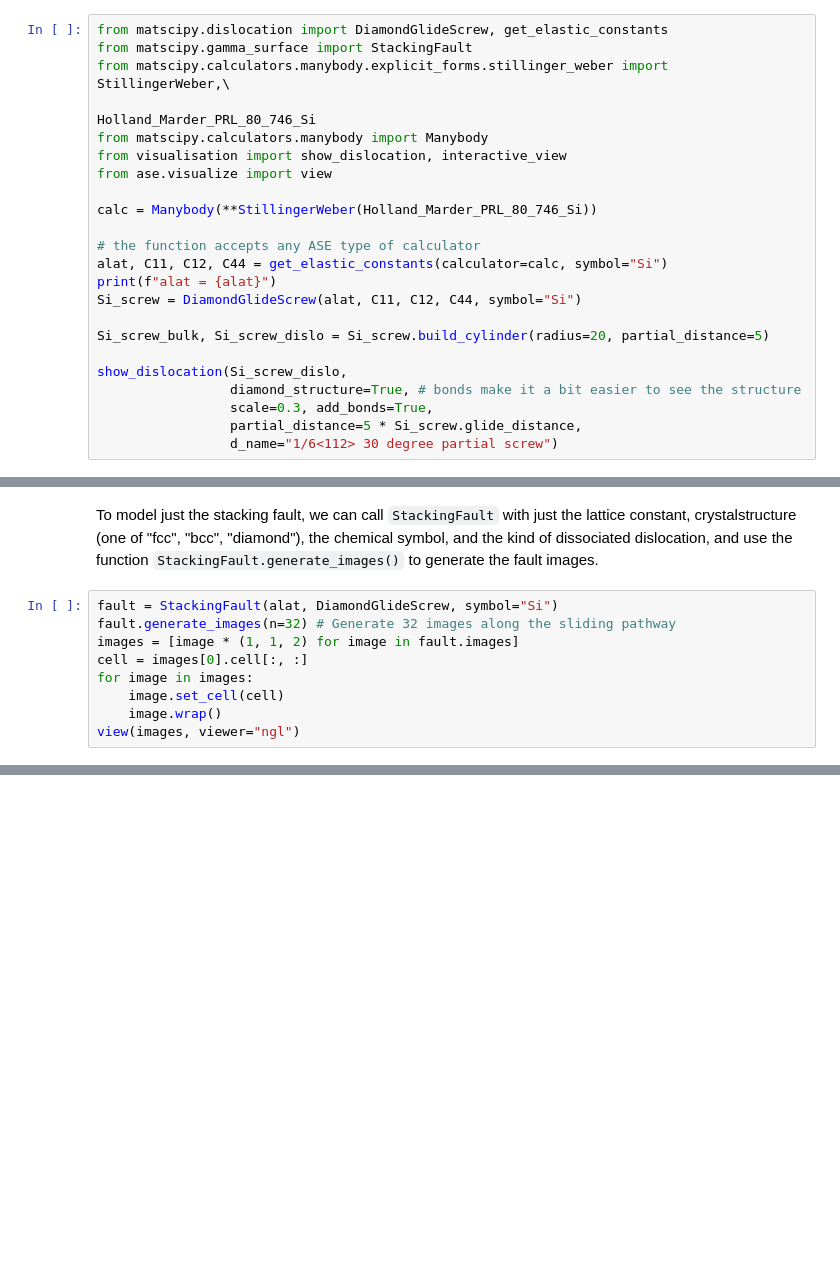
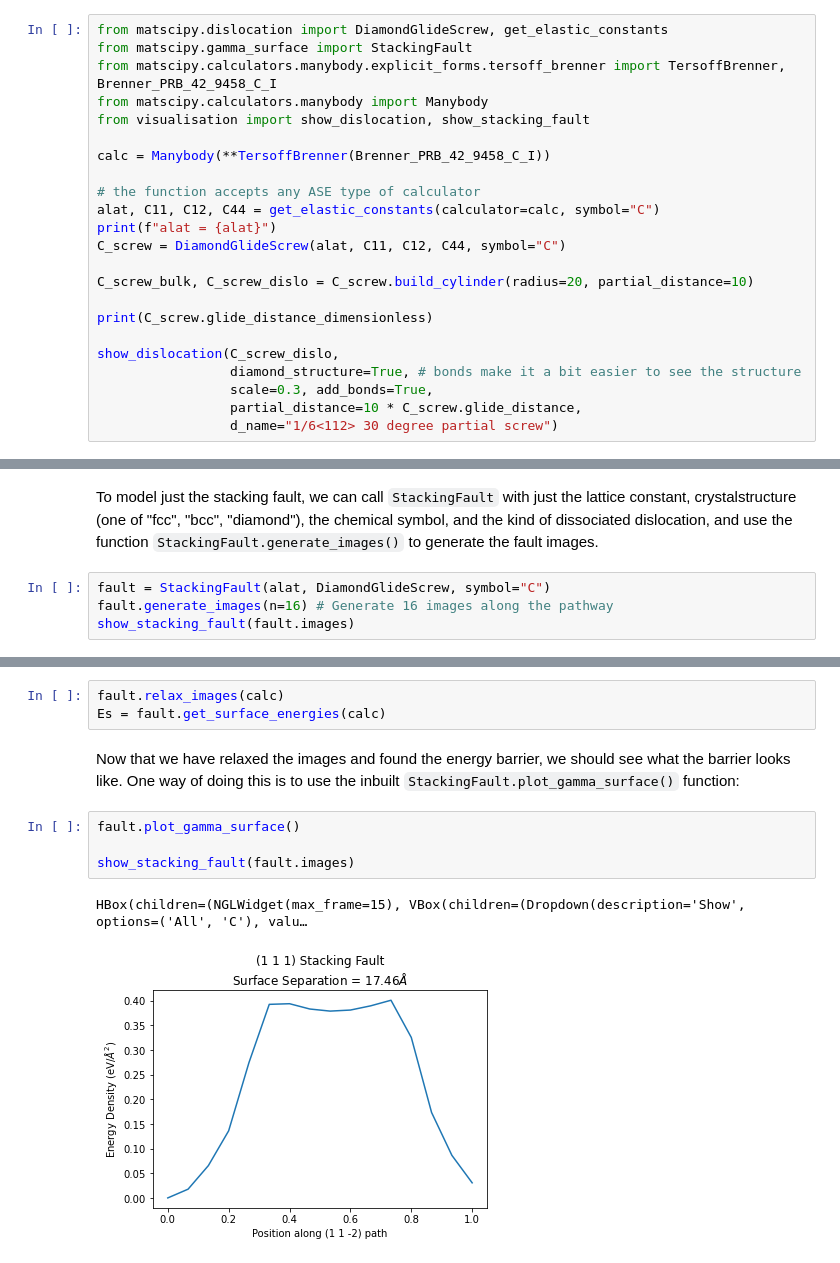
Before and after one commit to libAtoms/matscipy, a Jupyter notebook: docs/applications/gamma_surfaces.ipynb, the cells around one changed output, grey strips where cells are left out. Drawn from its saved outputs; the diff is of its cells as text; blank space fills up the shorter version.

```diff
--- a/docs/applications/gamma_surfaces.ipynb
+++ b/docs/applications/gamma_surfaces.ipynb
@@ -10,25 +12,25 @@ When modelling systems of dissociated dislocations connected by a stacking fault
 # %%
 from matscipy.dislocation import DiamondGlideScrew, get_elastic_constants
 from matscipy.gamma_surface import StackingFault
-from matscipy.calculators.manybody.explicit_forms.stillinger_weber import StillingerWeber,\
-                                                                Holland_Marder_PRL_80_746_Si
+from matscipy.calculators.manybody.explicit_forms.tersoff_brenner import TersoffBrenner, Brenner_PRB_42_9458_C_I
 from matscipy.calculators.manybody import Manybody
-from visualisation import show_dislocation, interactive_view
-from ase.visualize import view
+from visualisation import show_dislocation, show_stacking_fault
 
-calc = Manybody(**StillingerWeber(Holland_Marder_PRL_80_746_Si))
+calc = Manybody(**TersoffBrenner(Brenner_PRB_42_9458_C_I))
 
 # the function accepts any ASE type of calculator
-alat, C11, C12, C44 = get_elastic_constants(calculator=calc, symbol="Si")
+alat, C11, C12, C44 = get_elastic_constants(calculator=calc, symbol="C")
 print(f"alat = {alat}")
-Si_screw = DiamondGlideScrew(alat, C11, C12, C44, symbol="Si")
+C_screw = DiamondGlideScrew(alat, C11, C12, C44, symbol="C")
 
-Si_screw_bulk, Si_screw_dislo = Si_screw.build_cylinder(radius=20, partial_distance=5)
+C_screw_bulk, C_screw_dislo = C_screw.build_cylinder(radius=20, partial_distance=10)
 
-show_dislocation(Si_screw_dislo,
+print(C_screw.glide_distance_dimensionless)
+
+show_dislocation(C_screw_dislo,
                  diamond_structure=True, # bonds make it a bit easier to see the structure
                  scale=0.3, add_bonds=True,
-                 partial_distance=5 * Si_screw.glide_distance,
+                 partial_distance=10 * C_screw.glide_distance,
                  d_name="1/6<112> 30 degree partial screw")
 # %% [output]
 [interactive output not drawn]
@@ -53,12 +55,7 @@ NGLWidget()
 # %% [markdown]
 To model just the stacking fault, we can call `StackingFault` with just the lattice constant, crystalstructure (one of "fcc", "bcc", "diamond"), the chemical symbol, and the kind of dissociated dislocation, and use the function `StackingFault.generate_images()` to generate the fault images.
 # %%
-fault = StackingFault(alat, DiamondGlideScrew, symbol="Si")
-fault.generate_images(n=32) # Generate 32 images along the sliding pathway
-images = [image * (1, 1, 2) for image in fault.images]
-cell = images[0].cell[:, :]
-for image in images:
-    image.set_cell(cell)
-    image.wrap()
-view(images, viewer="ngl")
+fault = StackingFault(alat, DiamondGlideScrew, symbol="C")
+fault.generate_images(n=16) # Generate 16 images along the pathway
+show_stacking_fault(fault.images)
 # %% [output]
@@ -65,0 +93,12 @@ HBox(children=(NGLWidget(max_frame=31), VBox(children=(Dropdown(description='Sho
+# %%
+fault.relax_images(calc)
+Es = fault.get_surface_energies(calc)
+# %% [markdown]
+Now that we have relaxed the images and found the energy barrier, we should see what the barrier looks like. One way of doing this is to use the inbuilt `StackingFault.plot_gamma_surface()` function:
+# %%
+fault.plot_gamma_surface()
+
+show_stacking_fault(fault.images)
+# %% [output]
+HBox(children=(NGLWidget(max_frame=15), VBox(children=(Dropdown(description='Show', options=('All', 'C'), valu…
+[figure, added]
```
Also changed, not shown: parts of 6 cells of this notebook, 1 other file.
